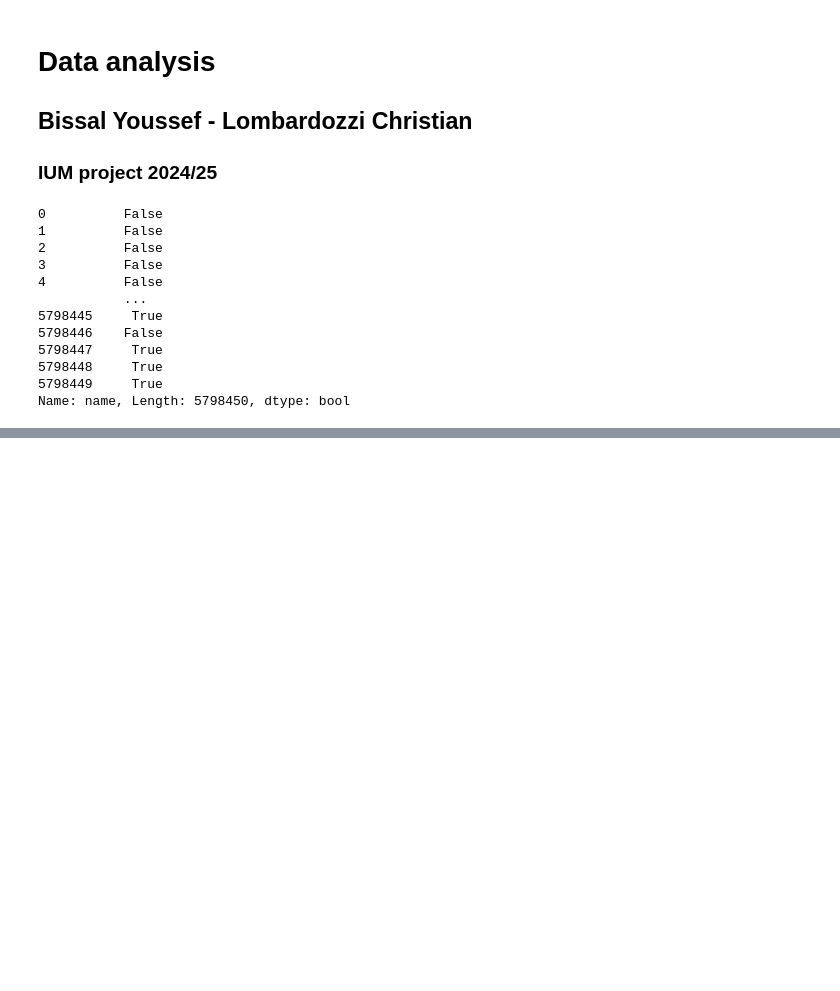
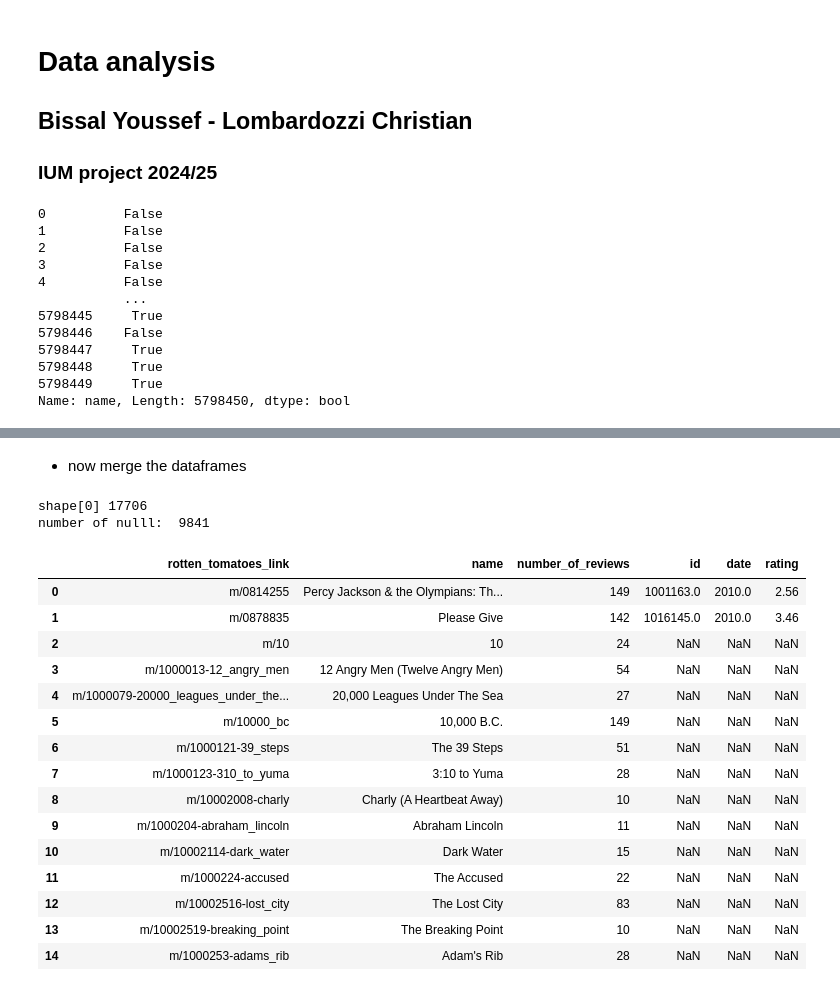
Before and after one commit to LudwingKun/IUM_TWEB_Bissal_Lombardozzi, a Jupyter notebook: MainDirectory/DataAnalisis_IUM/notebook/sample.ipynb, the cells around one changed output, grey strips where cells are left out. Drawn from its saved outputs; the diff is of its cells as text; code cells hidden in the pictures; blank space fills up the shorter version.

```diff
--- a/MainDirectory/DataAnalisis_IUM/notebook/sample.ipynb
+++ b/MainDirectory/DataAnalisis_IUM/notebook/sample.ipynb
@@ -167,0 +244,26 @@ plt.show()
+# %% [markdown]
+- now merge the dataframes
+# %%
+df_merged_reviews_movies = df_grouped_reviews.merge(df_nodup_movies, on='name', how='left')
+print("shape[0]", df_merged_reviews_movies.shape[0])
+print("number of nulll: ", df_merged_reviews_movies['rating'].isna().sum())
+df_merged_reviews_movies.head(15)
+# %% [output]
+shape[0] 17706
+number of nulll:  9841
+|  | rotten_tomatoes_link | name | number_of_reviews | id | date | rating |
+| 0 | m/0814255 | Percy Jackson & the Olympians: Th... | 149 | 1001163.0 | 2010.0 | 2.56 |
+| 1 | m/0878835 | Please Give | 142 | 1016145.0 | 2010.0 | 3.46 |
+| 2 | m/10 | 10 | 24 | NaN | NaN | NaN |
+| 3 | m/1000013-12_angry_men | 12 Angry Men (Twelve Angry Men) | 54 | NaN | NaN | NaN |
+| 4 | m/1000079-20000_leagues_under_the... | 20,000 Leagues Under The Sea | 27 | NaN | NaN | NaN |
+| 5 | m/10000_bc | 10,000 B.C. | 149 | NaN | NaN | NaN |
+| 6 | m/1000121-39_steps | The 39 Steps | 51 | NaN | NaN | NaN |
+| 7 | m/1000123-310_to_yuma | 3:10 to Yuma | 28 | NaN | NaN | NaN |
+| 8 | m/10002008-charly | Charly (A Heartbeat Away) | 10 | NaN | NaN | NaN |
+| 9 | m/1000204-abraham_lincoln | Abraham Lincoln | 11 | NaN | NaN | NaN |
+| 10 | m/10002114-dark_water | Dark Water | 15 | NaN | NaN | NaN |
+| 11 | m/1000224-accused | The Accused | 22 | NaN | NaN | NaN |
+| 12 | m/10002516-lost_city | The Lost City | 83 | NaN | NaN | NaN |
+| 13 | m/10002519-breaking_point | The Breaking Point | 10 | NaN | NaN | NaN |
+| 14 | m/1000253-adams_rib | Adam's Rib | 28 | NaN | NaN | NaN |
```
Also changed, not shown: parts of 34 cells of this notebook.
